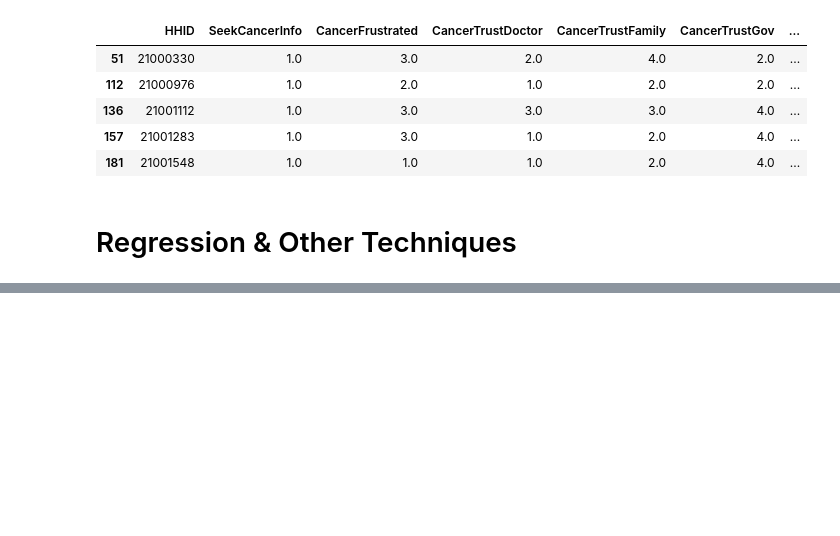
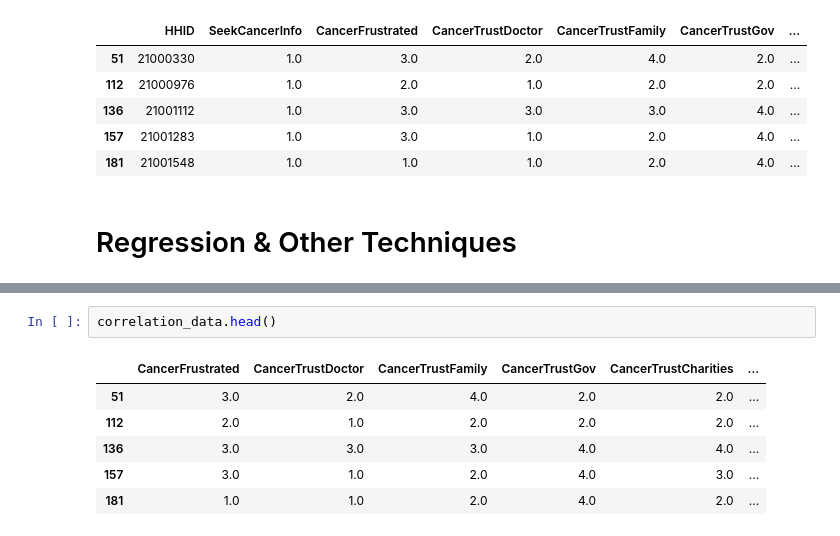
Before and after one commit to msheeba4848/Cancer-Communication-Using-Big-Data-Tools, a Jupyter notebook: code/hints_regression/hints_regression.ipynb, the cells around one changed output, grey strips where cells are left out. Cells and saved outputs as stored; diff of their text form; blank space fills up the shorter version.

```diff
--- a/code/hints_regression/hints_regression.ipynb
+++ b/code/hints_regression/hints_regression.ipynb
@@ -360,0 +275,9 @@ R² Score: -0.04
+# %%
+correlation_data.head()
+# %% [output]
+|  | CancerFrustrated | CancerTrustDoctor | CancerTrustFamily | CancerTrustGov | CancerTrustCharities | ... |
+| 51 | 3.0 | 2.0 | 4.0 | 2.0 | 2.0 | ... |
+| 112 | 2.0 | 1.0 | 2.0 | 2.0 | 2.0 | ... |
+| 136 | 3.0 | 3.0 | 3.0 | 4.0 | 4.0 | ... |
+| 157 | 3.0 | 1.0 | 2.0 | 4.0 | 3.0 | ... |
+| 181 | 1.0 | 1.0 | 2.0 | 4.0 | 2.0 | ... |
```
Also changed, not shown: parts of 17 cells of this notebook.
